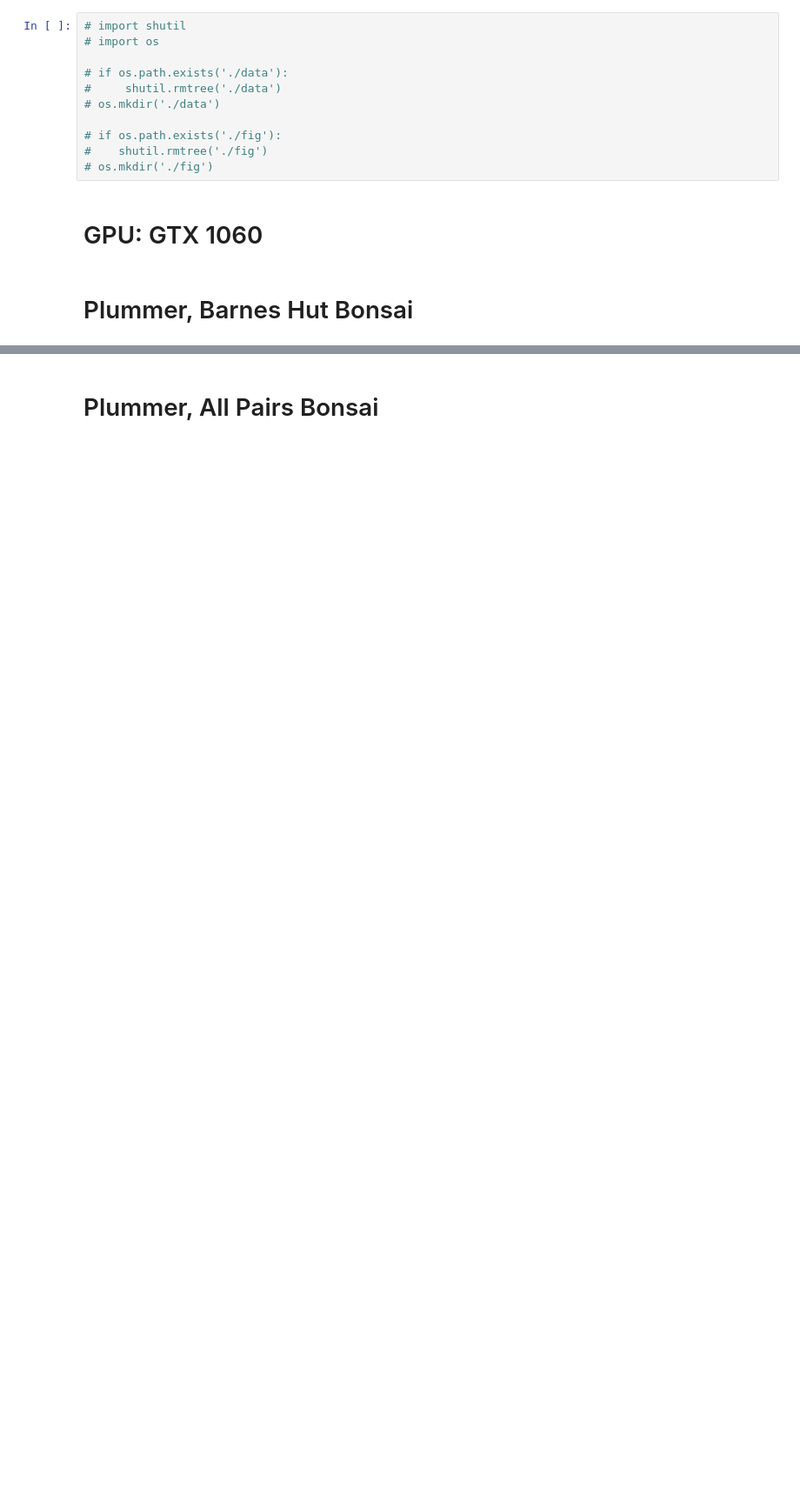
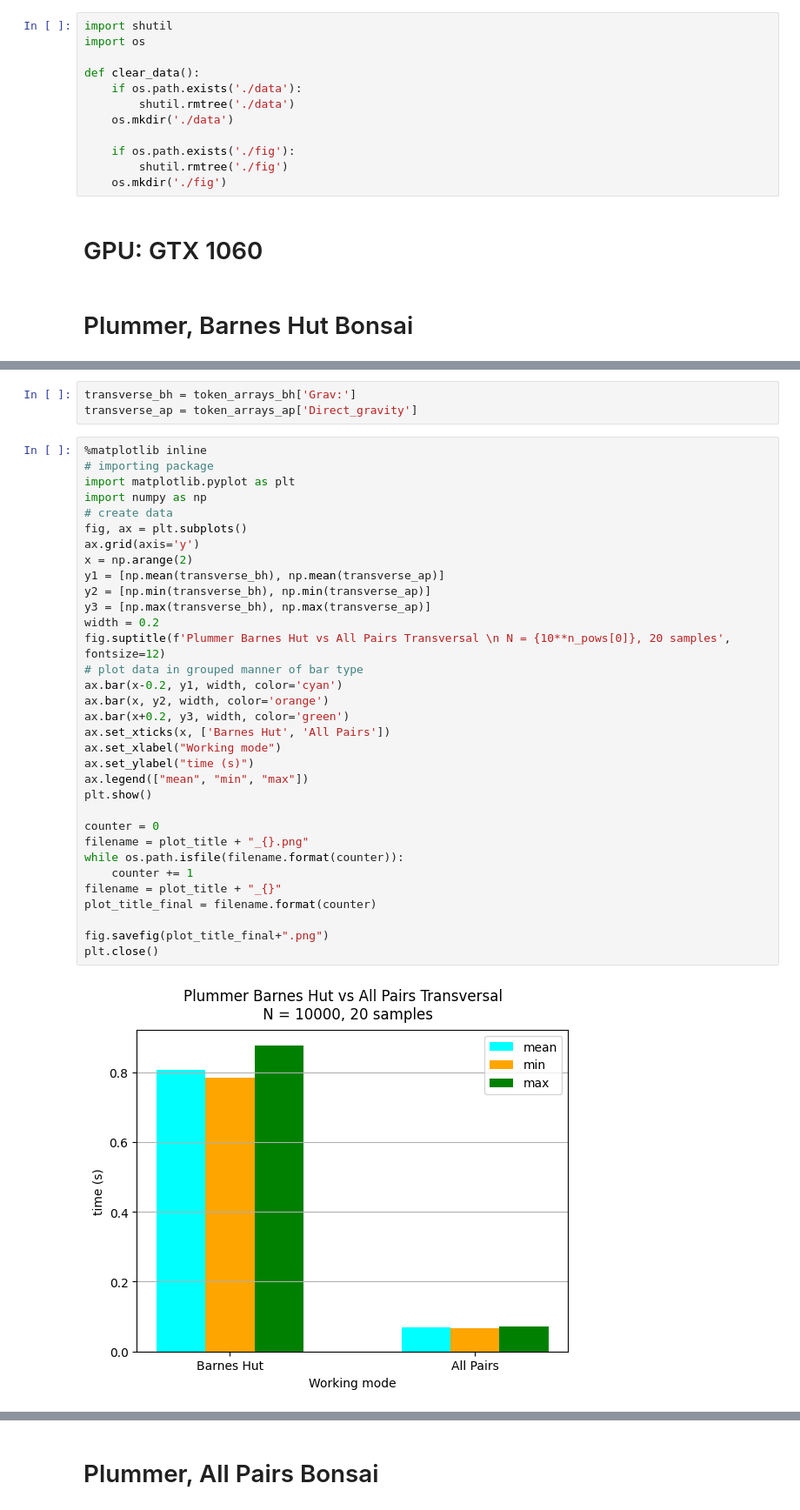
Before and after one commit to Mauricio-Bernuy/bonsai-lib-PFC, a Jupyter notebook: Plummer-New.ipynb, the cells around one changed output, grey strips where cells are left out. Shown at 87% size. Cells and saved outputs as stored; diff of their text form; blank space fills up the shorter version.

```diff
--- a/Plummer-New.ipynb
+++ b/Plummer-New.ipynb
@@ -15,14 +15,15 @@ import tipsy # my custom .tipsy file utility
 # %%
-# import shutil
-# import os
+import shutil
+import os
 
-# if os.path.exists('./data'):
-#     shutil.rmtree('./data')
-# os.mkdir('./data')
+def clear_data():
+    if os.path.exists('./data'):
+        shutil.rmtree('./data')
+    os.mkdir('./data')
 
-# if os.path.exists('./fig'):
-#    shutil.rmtree('./fig')
-# os.mkdir('./fig')
+    if os.path.exists('./fig'):
+        shutil.rmtree('./fig')
+    os.mkdir('./fig')
 # %% [markdown]
 # GPU: GTX 1060
 # %% [markdown]
@@ -159,0 +613,38 @@ video:77727kB audio:0kB subtitle:0kB other streams:0kB global headers:0kB muxing
+# %%
+transverse_bh = token_arrays_bh['Grav:']
+transverse_ap = token_arrays_ap['Direct_gravity']
+# %%
+%matplotlib inline
+# importing package
+import matplotlib.pyplot as plt
+import numpy as np
+# create data
+fig, ax = plt.subplots()
+ax.grid(axis='y')
+x = np.arange(2)
+y1 = [np.mean(transverse_bh), np.mean(transverse_ap)]
+y2 = [np.min(transverse_bh), np.min(transverse_ap)]
+y3 = [np.max(transverse_bh), np.max(transverse_ap)]
+width = 0.2
+fig.suptitle(f'Plummer Barnes Hut vs All Pairs Transversal \n N = {10**n_pows[0]}, 20 samples', fontsize=12)
+# plot data in grouped manner of bar type
+ax.bar(x-0.2, y1, width, color='cyan')
+ax.bar(x, y2, width, color='orange')
+ax.bar(x+0.2, y3, width, color='green')
+ax.set_xticks(x, ['Barnes Hut', 'All Pairs'])
+ax.set_xlabel("Working mode")
+ax.set_ylabel("time (s)")
+ax.legend(["mean", "min", "max"])
+plt.show()
+
+counter = 0
+filename = plot_title + "_{}.png"
+while os.path.isfile(filename.format(counter)):
+    counter += 1
+filename = plot_title + "_{}"
+plot_title_final = filename.format(counter)
+
+fig.savefig(plot_title_final+".png")
+plt.close()
+# %% [output]
+[figure, added]
```
Also changed, not shown: parts of 34 cells of this notebook, 18 other files.
